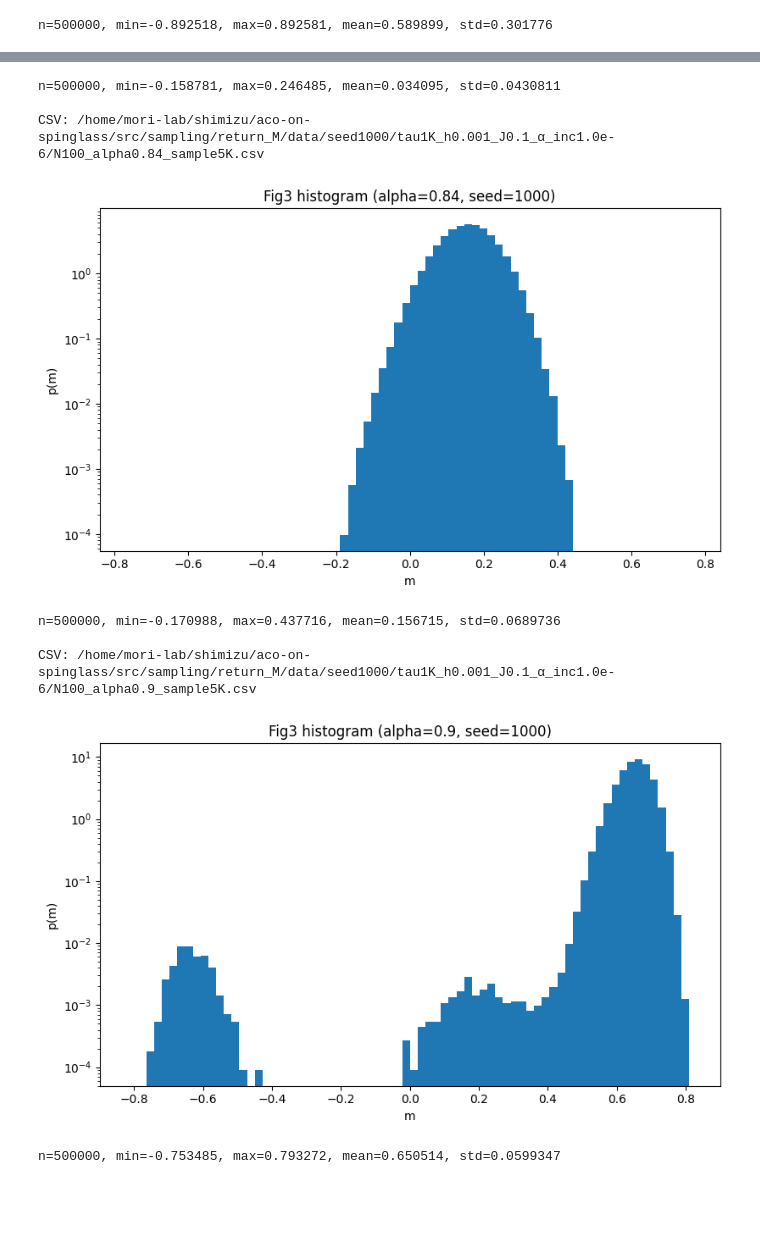
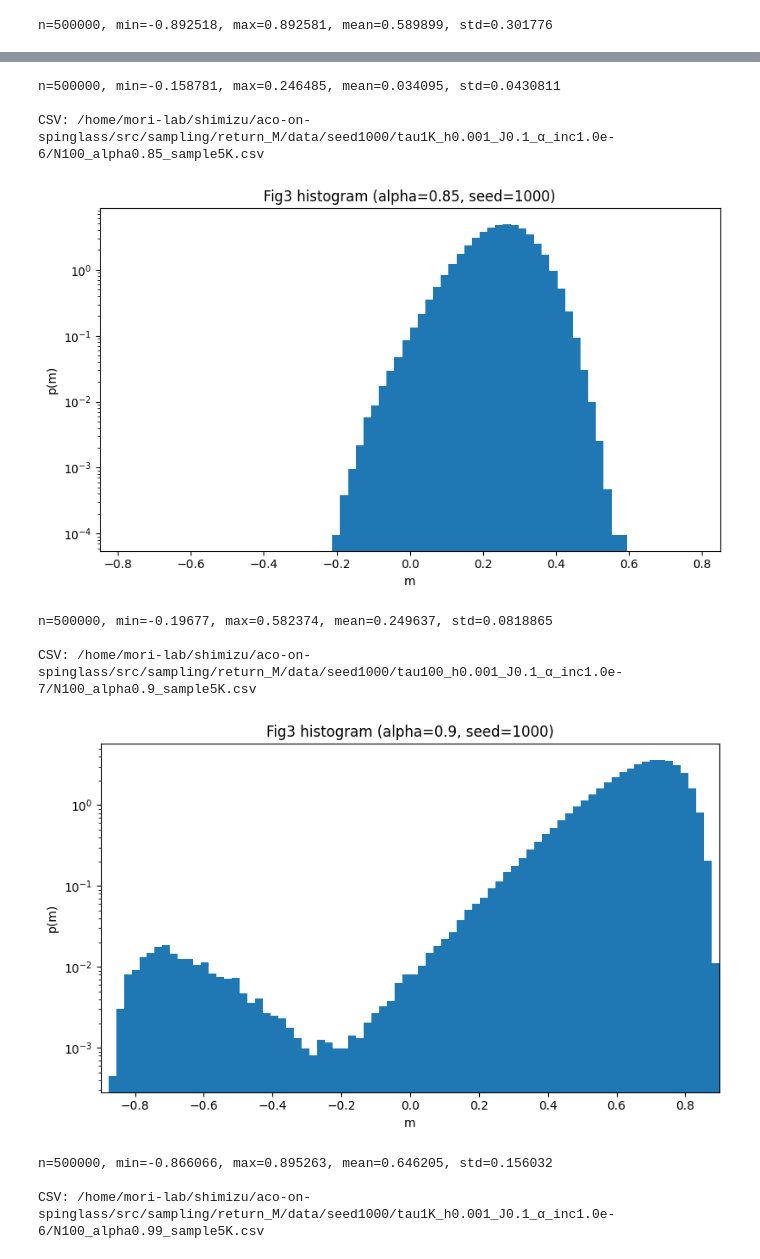
Before and after one commit to LABO-M/aco-on-spinglass, a Jupyter notebook: notebooks/hist.ipynb, the cells around one changed output, grey strips where cells are left out. Cells and saved outputs as stored; diff of their text form; code cells hidden in the pictures; blank space fills up the shorter version.

```diff
--- a/notebooks/hist.ipynb
+++ b/notebooks/hist.ipynb
@@ -135,27 +135,29 @@ n=500000, min=-0.892518, max=0.892581, mean=0.589899, std=0.301776
 # %%
 seed = 1000
 tau = 1000
 h = 0.001
 J = 0.1
 alpha_inc = "1.0e-6"   # main.jl のディレクトリ名と一致させる
-alphas = [0.8, 0.84, 0.9]
+alphas = [0.8, 0.85, 0.9, 0.99]
 
 for a in alphas:
     csv_path = find_csv(seed=seed, end_alpha=a, tau=tau, h=h, J=J, alpha_inc=alpha_inc)
     print("\nCSV:", csv_path)
 
     M = load_M(csv_path)
     title = f"Fig3 histogram (alpha={a}, seed={seed})"
     show_fig3_hist(M, alpha=a, bins=80, density=True, title=title)
 # %% [output]
 CSV: /home/mori-lab/shimizu/aco-on-spinglass/src/sampling/return_M/data/seed1000/tau1K_h0.001_J0.1_α_inc1.0e-6/N100_alpha0.8_sample5K.csv
 [figure]
 n=500000, min=-0.158781, max=0.246485, mean=0.034095, std=0.0430811
 
-CSV: /home/mori-lab/shimizu/aco-on-spinglass/src/sampling/return_M/data/seed1000/tau1K_h0.001_J0.1_α_inc1.0e-6/N100_alpha0.84_sample5K.csv
+CSV: /home/mori-lab/shimizu/aco-on-spinglass/src/sampling/return_M/data/seed1000/tau1K_h0.001_J0.1_α_inc1.0e-6/N100_alpha0.85_sample5K.csv
-[figure, old version]
+[figure, new version]
-n=500000, min=-0.170988, max=0.437716, mean=0.156715, std=0.0689736
+n=500000, min=-0.19677, max=0.582374, mean=0.249637, std=0.0818865
 
-CSV: /home/mori-lab/shimizu/aco-on-spinglass/src/sampling/return_M/data/seed1000/tau1K_h0.001_J0.1_α_inc1.0e-6/N100_alpha0.9_sample5K.csv
+CSV: /home/mori-lab/shimizu/aco-on-spinglass/src/sampling/return_M/data/seed1000/tau100_h0.001_J0.1_α_inc1.0e-7/N100_alpha0.9_sample5K.csv
-[figure, old version]
+[figure, new version]
-n=500000, min=-0.753485, max=0.793272, mean=0.650514, std=0.0599347
+n=500000, min=-0.866066, max=0.895263, mean=0.646205, std=0.156032
+
+CSV: /home/mori-lab/shimizu/aco-on-spinglass/src/sampling/return_M/data/seed1000/tau1K_h0.001_J0.1_α_inc1.0e-6/N100_alpha0.99_sample5K.csv
```
Also changed, not shown: parts of 3 cells of this notebook, 4 other files.
